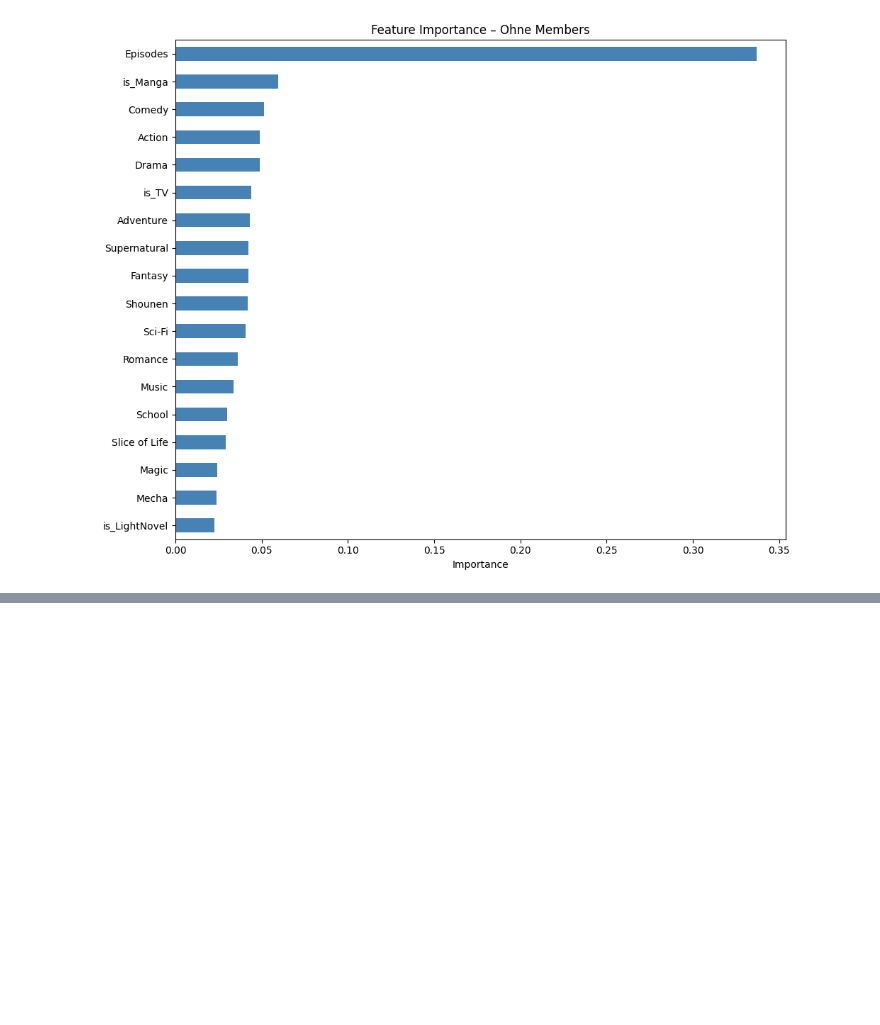
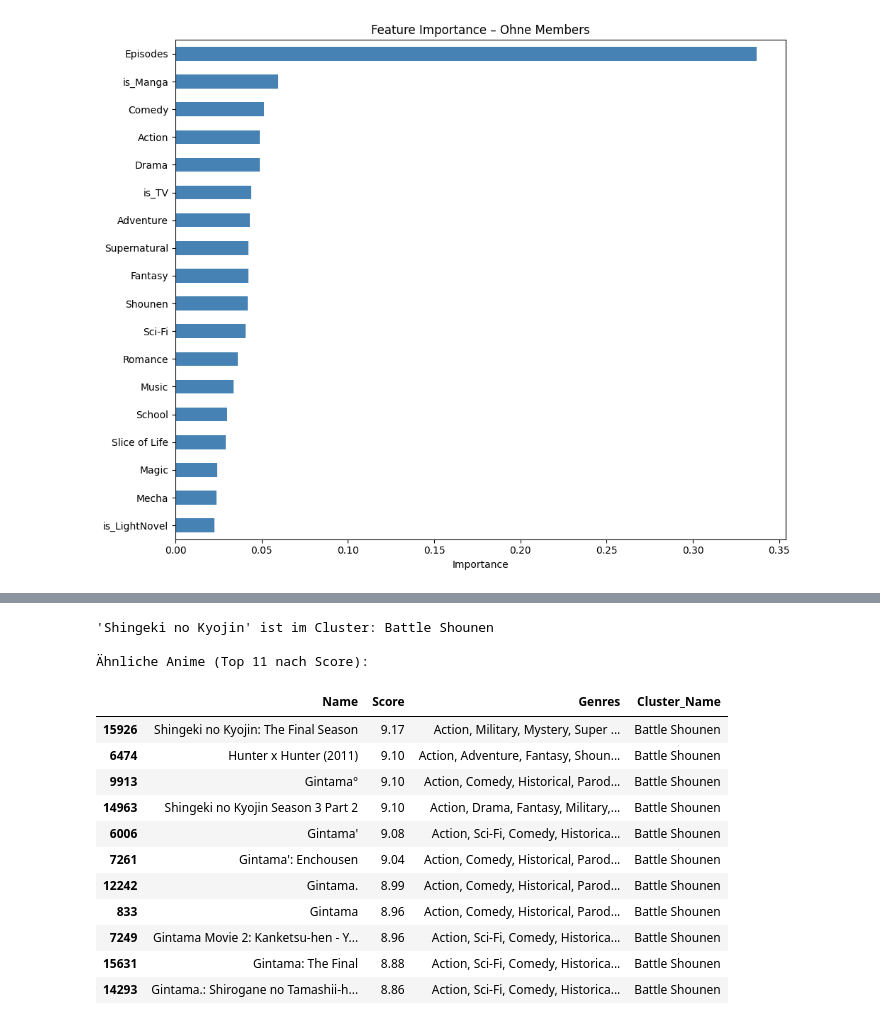
Before and after one commit to Johnny-my-boi/Portfolio_Projekt, a Jupyter notebook: notebooks/01_eda.ipynb, the cells around one changed output, grey strips where cells are left out. Saved outputs shown, nothing was run; the diff lists cells and outputs as text; code cells hidden in the pictures; blank space fills up the shorter version.

```diff
--- a/notebooks/01_eda.ipynb
+++ b/notebooks/01_eda.ipynb
@@ -463,0 +499,11 @@ weighted avg       0.93      0.85      0.89      2464
+# %%
+# KMeans mit 5 Clustern
+km_final = KMeans(n_clusters=5, random_state=42, n_init=10)
+df_scored['Cluster'] = km_final.fit_predict(X_scaled)
+
+# Was steckt in jedem Cluster?
+cluster_profile = df_scored.groupby('Cluster')[top_genres].mean().round(2)
+cluster_profile['Anzahl'] = df_scored['Cluster'].value_counts().sort_index()
+cluster_profile['Avg_Score'] = df_scored.groupby('Cluster')['Score'].mean().round(2)
+
+print(cluster_profile.T)
@@ -463,0 +528,41 @@ weighted avg       0.93      0.85      0.89      2464
+# %%
+# Cluster-Namen zuweisen
+cluster_names = {
+    0: 'Mecha & Sci-Fi',
+    1: 'Fantasy & Magic',
+    2: 'Allgemein / Nische',
+    3: 'Romantic Comedy / Alltag',
+    4: 'Battle Shounen'
+}
+df_scored['Cluster_Name'] = df_scored['Cluster'].map(cluster_names)
+
+# Funktion: Gib mir einen Anime, ich zeige dir ähnliche
+def empfehlung(anime_name, n=5):
+    match = df_scored[df_scored['Name'].str.contains(anime_name, case=False, na=False)]
+    if match.empty:
+        print(f"'{anime_name}' nicht gefunden.")
+        return
+    anime = match.iloc[0]
+    cluster = anime['Cluster']
+    print(f"'{anime['Name']}' ist im Cluster: {cluster_names[cluster]}")
+    print(f"\nÄhnliche Anime (Top {n} nach Score):")
+    similar = df_scored[(df_scored['Cluster'] == cluster) & (df_scored['Name'] != anime['Name'])]
+    return similar.nlargest(n, 'Score')[['Name', 'Score', 'Genres', 'Cluster_Name']]
+
+empfehlung('Shingeki no Kyojin', 11)
+# %% [output]
+'Shingeki no Kyojin' ist im Cluster: Battle Shounen
+
+Ähnliche Anime (Top 11 nach Score):
+|  | Name | Score | Genres | Cluster_Name |
+| 15926 | Shingeki no Kyojin: The Final Season | 9.17 | Action, Military, Mystery, Super ... | Battle Shounen |
+| 6474 | Hunter x Hunter (2011) | 9.10 | Action, Adventure, Fantasy, Shoun... | Battle Shounen |
+| 9913 | Gintama° | 9.10 | Action, Comedy, Historical, Parod... | Battle Shounen |
+| 14963 | Shingeki no Kyojin Season 3 Part 2 | 9.10 | Action, Drama, Fantasy, Military,... | Battle Shounen |
+| 6006 | Gintama' | 9.08 | Action, Sci-Fi, Comedy, Historica... | Battle Shounen |
+| 7261 | Gintama': Enchousen | 9.04 | Action, Comedy, Historical, Parod... | Battle Shounen |
+| 12242 | Gintama. | 8.99 | Action, Comedy, Historical, Parod... | Battle Shounen |
+| 833 | Gintama | 8.96 | Action, Comedy, Historical, Parod... | Battle Shounen |
+| 7249 | Gintama Movie 2: Kanketsu-hen - Y... | 8.96 | Action, Sci-Fi, Comedy, Historica... | Battle Shounen |
+| 15631 | Gintama: The Final | 8.88 | Action, Sci-Fi, Comedy, Historica... | Battle Shounen |
+| 14293 | Gintama.: Shirogane no Tamashii-h... | 8.86 | Action, Sci-Fi, Comedy, Historica... | Battle Shounen |
```
Also changed, not shown: parts of 5 cells of this notebook.
